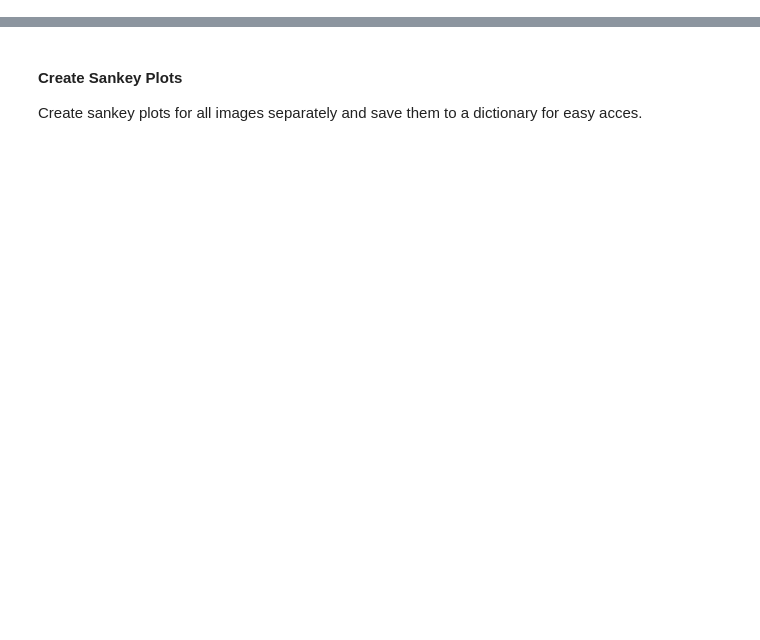
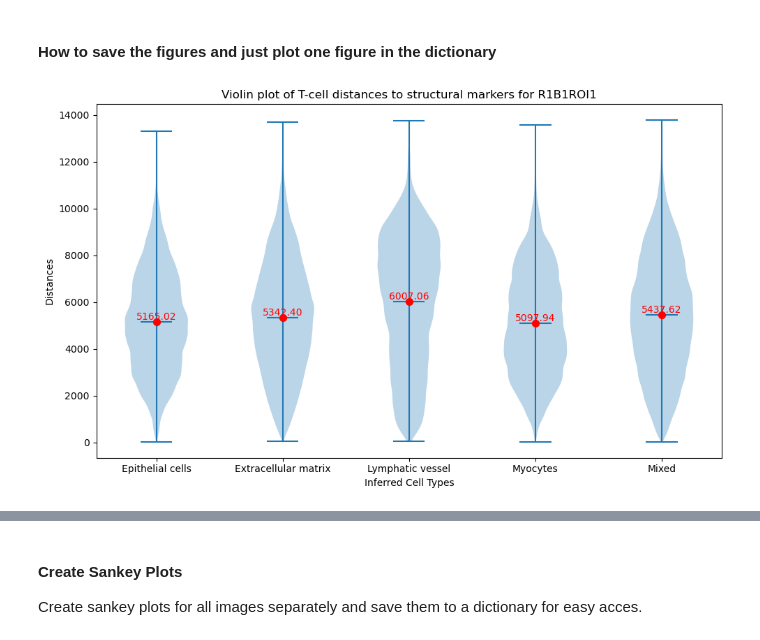
Before and after one commit to feliciaschulz/MastersThesisProject, a Jupyter notebook: 04_DistanceAnalysis/Distance Matrix Edited.ipynb, the cells around one changed output, grey strips where cells are left out. Drawn from its saved outputs; the diff is of its cells as text; code cells hidden in the pictures; blank space fills up the shorter version.

```diff
--- a/04_DistanceAnalysis/Distance Matrix Edited.ipynb
+++ b/04_DistanceAnalysis/Distance Matrix Edited.ipynb
@@ -557,0 +339,12 @@ sankey_fig = create_sankey(fromto_df, from_cts, to_cts, "R1B1ROI1", radius)
+# %% [markdown]
+#### How to save the figures and just plot one figure in the dictionary
+# %%
+# Save figures to folder - uncomment to run
+#for key, fig in figures_pooled_t.items():
+    #fig.savefig(f'violin_plot_{key}.png')
+
+# Plot just one:
+plt.figure(figures_pooled_t["R1B1ROI1"])
+plt.show()
+# %% [output]
+[figure, added]
```
Also changed, not shown: parts of 55 cells of this notebook.
